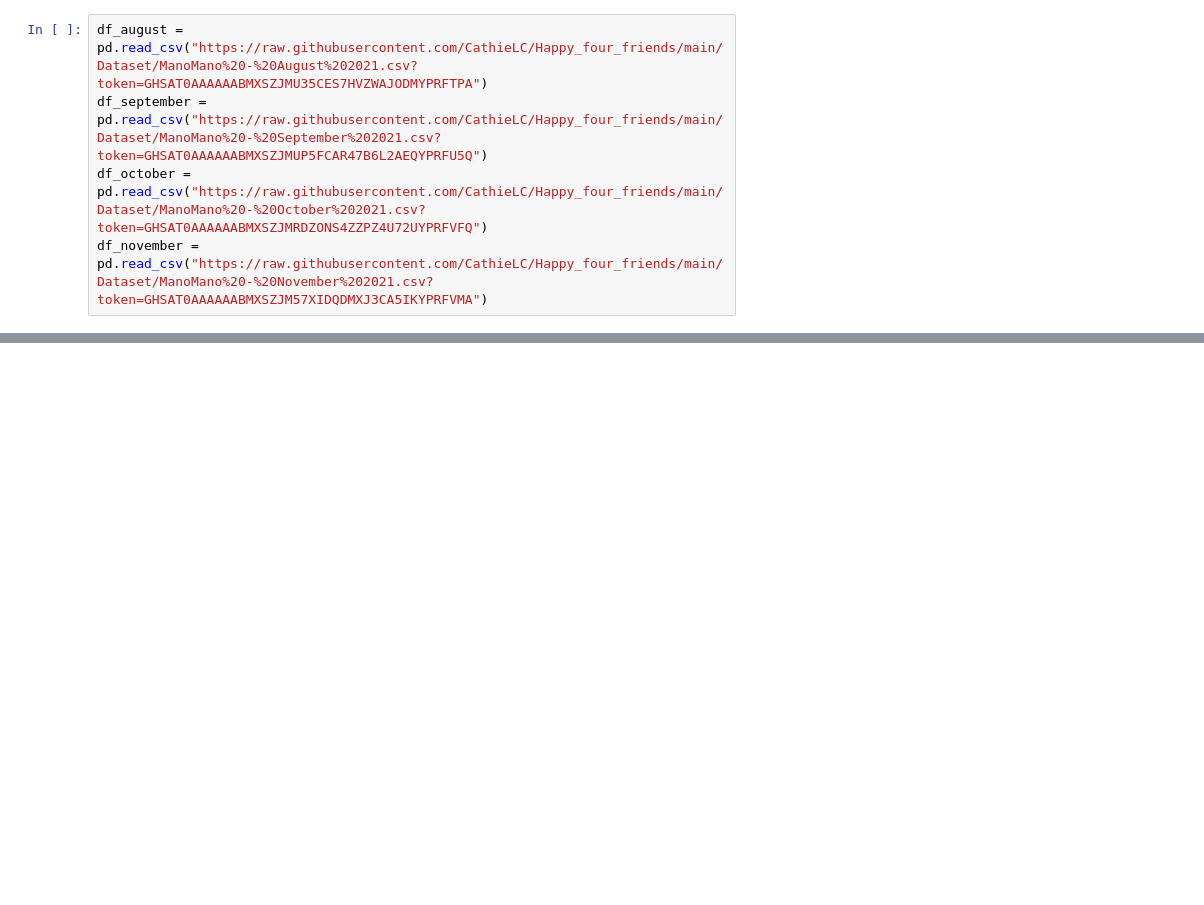
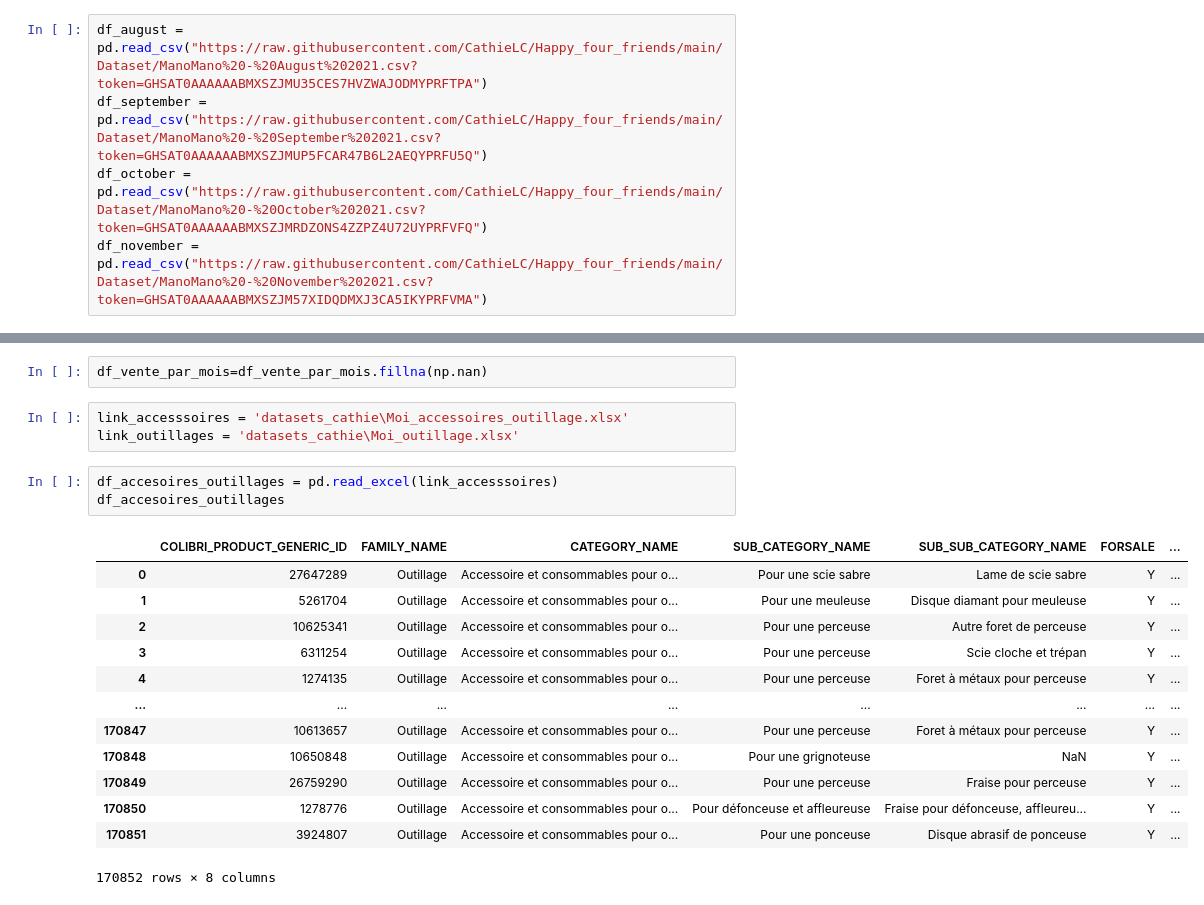
Before and after one commit to CathieLC/Happy_four_friends, a Jupyter notebook: CATHERINE/analize_file_1.ipynb, the cells around one changed output, grey strips where cells are left out. Cells and saved outputs as stored; diff of their text form; blank space fills up the shorter version.

```diff
--- a/CATHERINE/analize_file_1.ipynb
+++ b/CATHERINE/analize_file_1.ipynb
@@ -20,0 +51,22 @@ OSError: [Errno 22] Invalid argument: 'datasets_cathie\x07ccessoires_pour_outill
+# %%
+df_vente_par_mois=df_vente_par_mois.fillna(np.nan)
+# %%
+link_accesssoires = 'datasets_cathie\Moi_accessoires_outillage.xlsx'
+link_outillages = 'datasets_cathie\Moi_outillage.xlsx'
+# %%
+df_accesoires_outillages = pd.read_excel(link_accesssoires)
+df_accesoires_outillages
+# %% [output]
+|  | COLIBRI_PRODUCT_GENERIC_ID | FAMILY_NAME | CATEGORY_NAME | SUB_CATEGORY_NAME | SUB_SUB_CATEGORY_NAME | FORSALE | ... |
+| 0 | 27647289 | Outillage | Accessoire et consommables pour o... | Pour une scie sabre | Lame de scie sabre | Y | ... |
+| 1 | 5261704 | Outillage | Accessoire et consommables pour o... | Pour une meuleuse | Disque diamant pour meuleuse | Y | ... |
+| 2 | 10625341 | Outillage | Accessoire et consommables pour o... | Pour une perceuse | Autre foret de perceuse | Y | ... |
+| 3 | 6311254 | Outillage | Accessoire et consommables pour o... | Pour une perceuse | Scie cloche et trépan | Y | ... |
+| 4 | 1274135 | Outillage | Accessoire et consommables pour o... | Pour une perceuse | Foret à métaux pour perceuse | Y | ... |
+| ... | ... | ... | ... | ... | ... | ... | ... |
+| 170847 | 10613657 | Outillage | Accessoire et consommables pour o... | Pour une perceuse | Foret à métaux pour perceuse | Y | ... |
+| 170848 | 10650848 | Outillage | Accessoire et consommables pour o... | Pour une grignoteuse | NaN | Y | ... |
+| 170849 | 26759290 | Outillage | Accessoire et consommables pour o... | Pour une perceuse | Fraise pour perceuse | Y | ... |
+| 170850 | 1278776 | Outillage | Accessoire et consommables pour o... | Pour défonceuse et affleureuse | Fraise pour défonceuse, affleureu... | Y | ... |
+| 170851 | 3924807 | Outillage | Accessoire et consommables pour o... | Pour une ponceuse | Disque abrasif de ponceuse | Y | ... |
+170852 rows × 8 columns
```
Also changed, not shown: parts of 12 cells of this notebook, 5 other files.
